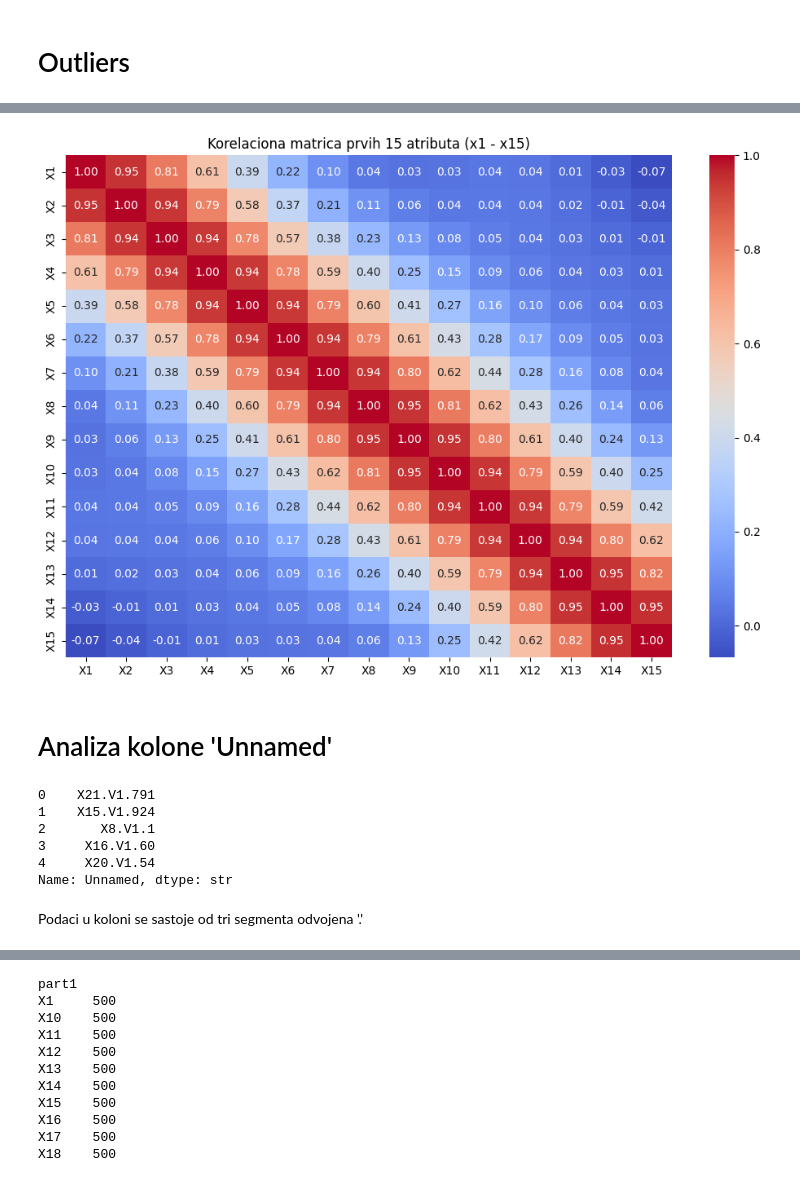
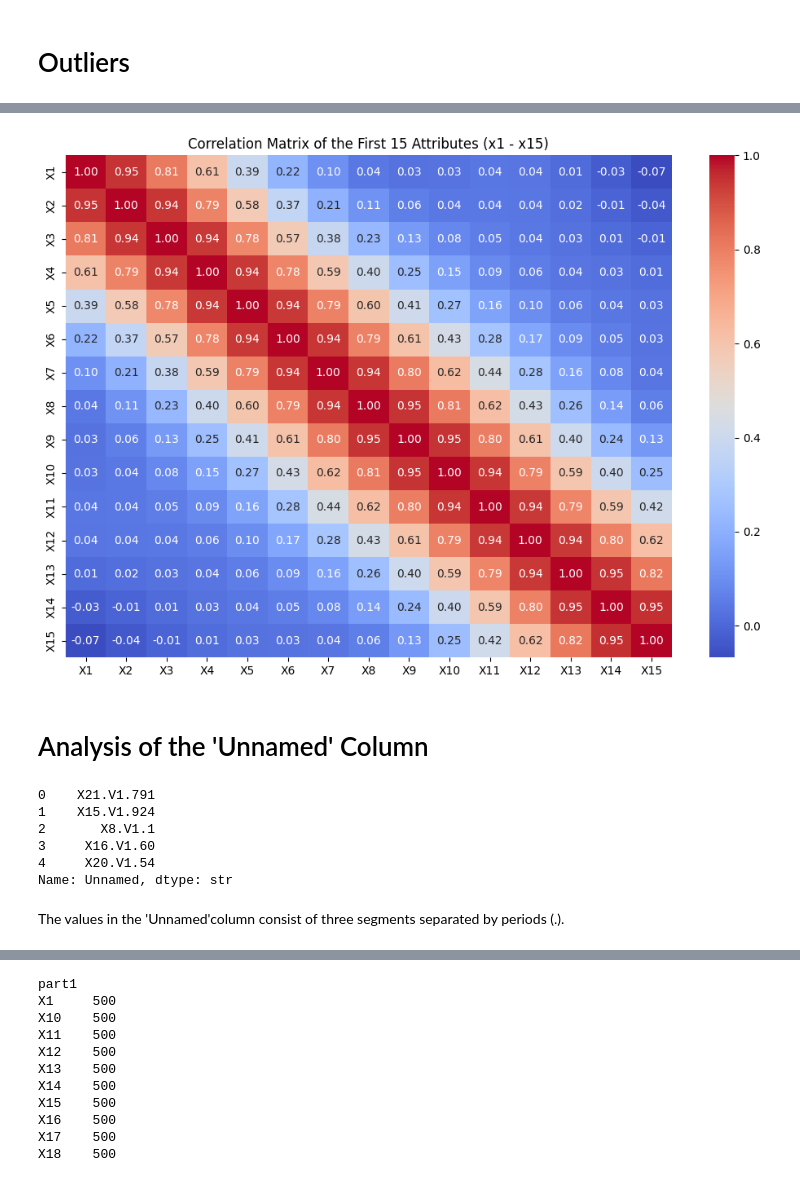
Before and after one commit to supernovahorvat/EEG_classification, a Jupyter notebook: 01_data_preparation.ipynb, the cells around one changed output, grey strips where cells are left out. Drawn from its saved outputs; the diff is of its cells as text; code cells hidden in the pictures.

```diff
--- a/01_data_preparation.ipynb
+++ b/01_data_preparation.ipynb
@@ -3,4 +3,4 @@ import pandas as pd
 import matplotlib.pyplot as plt
 import seaborn as sns
 # %%
-df = pd.read_csv('../data.csv')
+df = pd.read_csv('data.csv')
@@ -203,21 +203,19 @@ Biramo mali podskup kolona (npr. prvih 15 sekundi) jer bi 178x178 matrica bila n
 # %%
-# Korelaciona matrica
+# Correlation Matrix
 
-# Biramo mali podskup kolona (npr. prvih 15 sekundi)
-# jer bi 178x178 matrica bila nečitljiva
 subset_columns = df.iloc[:, 1:16]
 
 plt.figure(figsize=(12, 8))
-# Računamo korelaciju
+# Calculating correlation
 corr_matrix = subset_columns.corr()
 
-# Crtamo toplotnu mapu (Heatmap)
+# Plotting Heatmap
 sns.heatmap(corr_matrix, annot=True, cmap='coolwarm', fmt=".2f")
 
-plt.title('Korelaciona matrica prvih 15 atributa (x1 - x15)')
+plt.title('Correlation Matrix of the First 15 Attributes (x1 - x15)')
 plt.show()
 # %% [output]
-[figure, old version]
+[figure, new version]
-# %% [markdown]
-# Analiza kolone 'Unnamed'
+# %% [markdown]
+# Analysis of the 'Unnamed' Column
 # %%
@@ -232,6 +229,6 @@ df['Unnamed'].head()
 3     X16.V1.60
 4     X20.V1.54
 Name: Unnamed, dtype: str
-# %% [markdown]
-Podaci u koloni se sastoje od tri segmenta odvojena '.'
+# %% [markdown]
+The values in the 'Unnamed'column consist of three segments separated by periods (.).
 # %%
```
Also changed, not shown: parts of 96 cells of this notebook, 32 other files.
